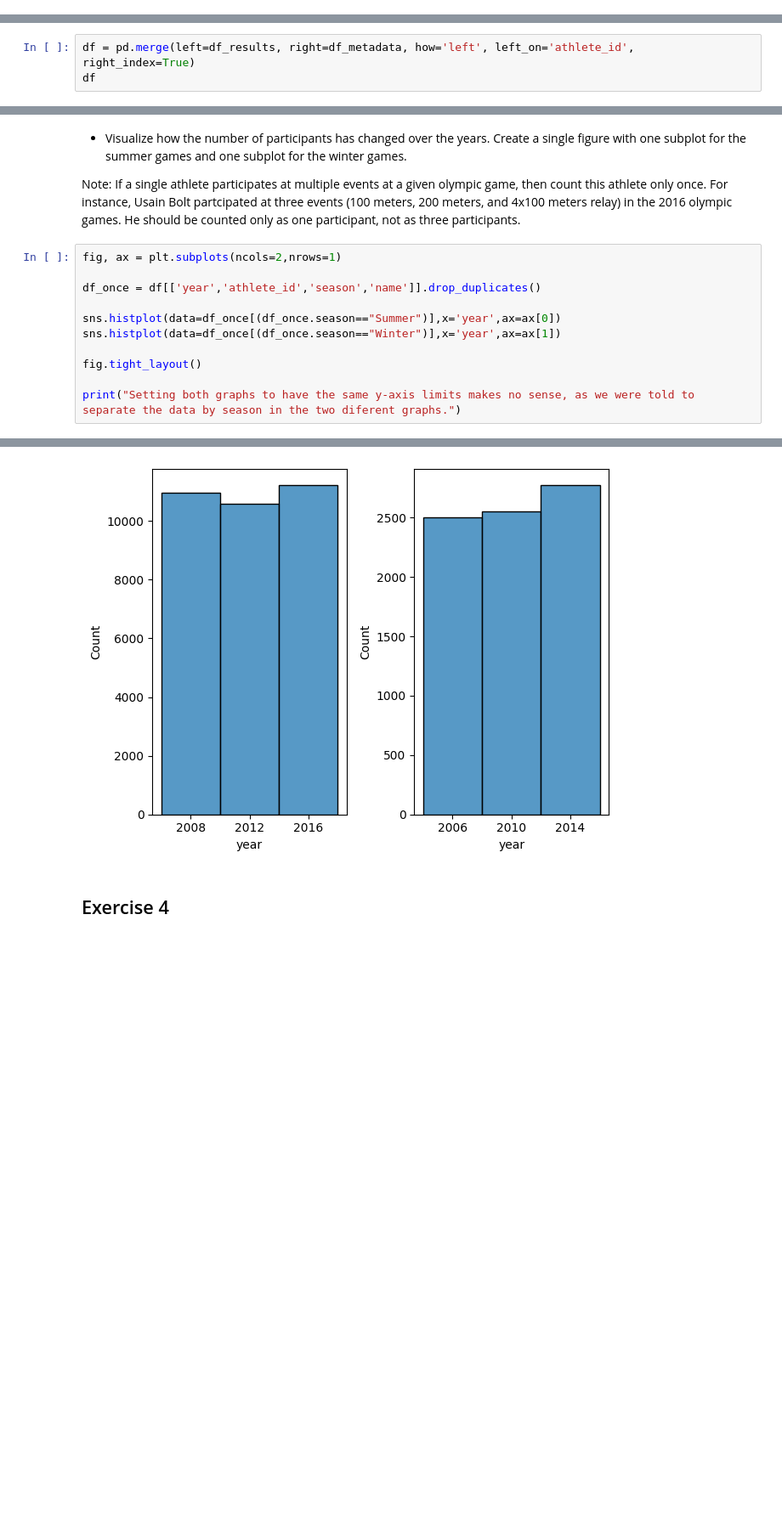
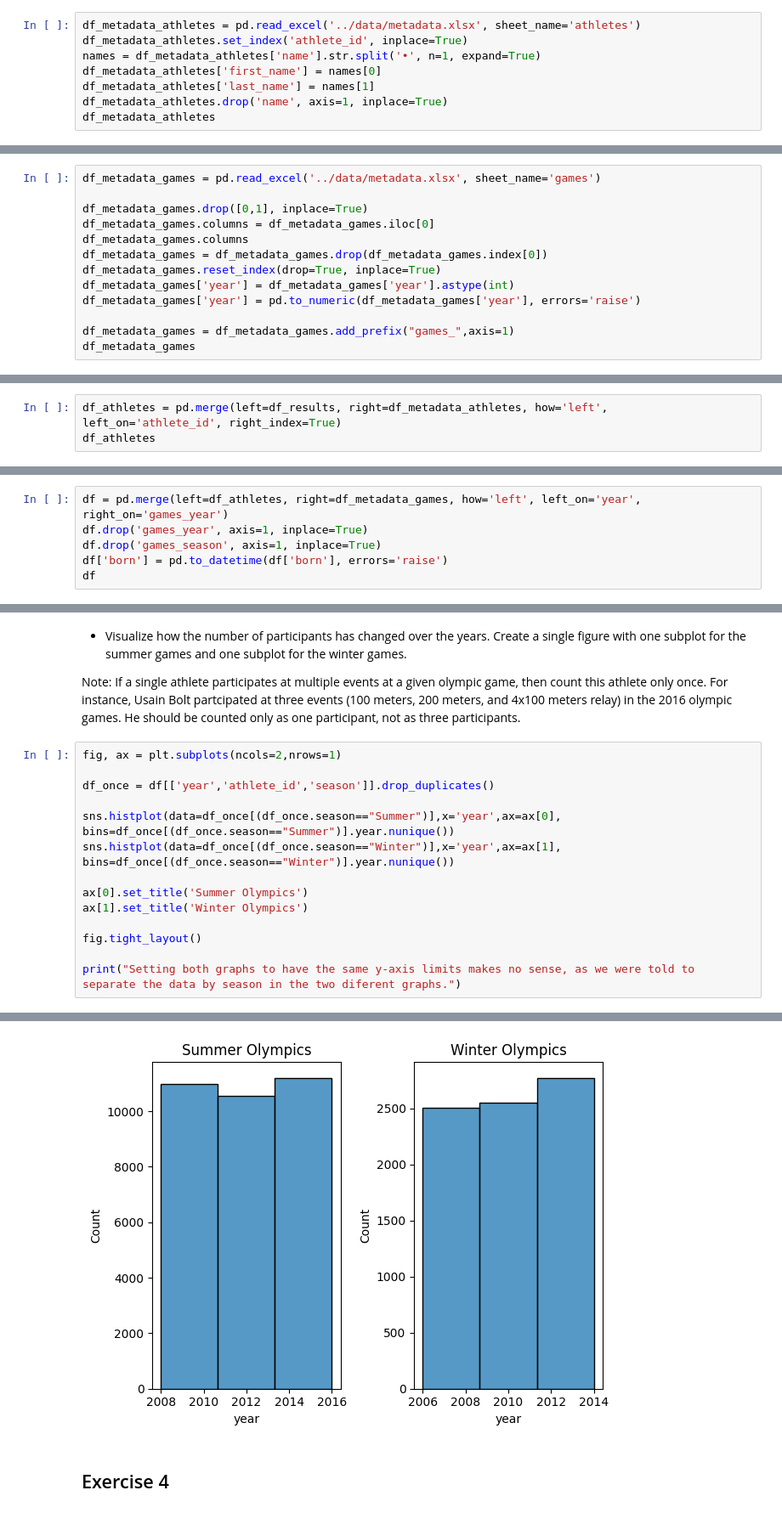
Before and after one commit to 841723/informatica-s7, a Jupyter notebook: mads-tpds/project/project1/src/project1.ipynb, the cells around one changed output, grey strips where cells are left out. Shown at 85% size. Saved outputs shown, nothing was run; the diff lists cells and outputs as text; blank space fills up the shorter version.

```diff
--- a/mads-tpds/project/project1/src/project1.ipynb
+++ b/mads-tpds/project/project1/src/project1.ipynb
@@ -71,0 +45,8 @@ df_metadata
+# %%
+df_metadata_athletes = pd.read_excel('../data/metadata.xlsx', sheet_name='athletes')
+df_metadata_athletes.set_index('athlete_id', inplace=True)
+names = df_metadata_athletes['name'].str.split('•', n=1, expand=True)
+df_metadata_athletes['first_name'] = names[0]
+df_metadata_athletes['last_name'] = names[1]
+df_metadata_athletes.drop('name', axis=1, inplace=True)
+df_metadata_athletes
@@ -71,0 +68,13 @@ df_metadata
+# %%
+df_metadata_games = pd.read_excel('../data/metadata.xlsx', sheet_name='games')
+
+df_metadata_games.drop([0,1], inplace=True)
+df_metadata_games.columns = df_metadata_games.iloc[0]
+df_metadata_games.columns
+df_metadata_games = df_metadata_games.drop(df_metadata_games.index[0])
+df_metadata_games.reset_index(drop=True, inplace=True)
+df_metadata_games['year'] = df_metadata_games['year'].astype(int)
+df_metadata_games['year'] = pd.to_numeric(df_metadata_games['year'], errors='raise')
+
+df_metadata_games = df_metadata_games.add_prefix("games_",axis=1)
+df_metadata_games
@@ -72,4 +95,4 @@ df_metadata
 # %%
-df = pd.merge(left=df_results, right=df_metadata, how='left', left_on='athlete_id', right_index=True)
-df
+df_athletes = pd.merge(left=df_results, right=df_metadata_athletes, how='left', left_on='athlete_id', right_index=True)
+df_athletes
 # %% [output]
@@ -88,0 +112,6 @@ df
+# %%
+df = pd.merge(left=df_athletes, right=df_metadata_games, how='left', left_on='year', right_on='games_year')
+df.drop('games_year', axis=1, inplace=True)
+df.drop('games_season', axis=1, inplace=True)
+df['born'] = pd.to_datetime(df['born'], errors='raise')
+df
@@ -170,16 +222,19 @@ participants.
 # %%
 fig, ax = plt.subplots(ncols=2,nrows=1)
 
-df_once = df[['year','athlete_id','season','name']].drop_duplicates()
+df_once = df[['year','athlete_id','season']].drop_duplicates()
 
-sns.histplot(data=df_once[(df_once.season=="Summer")],x='year',ax=ax[0])
-sns.histplot(data=df_once[(df_once.season=="Winter")],x='year',ax=ax[1])
+sns.histplot(data=df_once[(df_once.season=="Summer")],x='year',ax=ax[0], bins=df_once[(df_once.season=="Summer")].year.nunique())
+sns.histplot(data=df_once[(df_once.season=="Winter")],x='year',ax=ax[1], bins=df_once[(df_once.season=="Winter")].year.nunique())
+
+ax[0].set_title('Summer Olympics')
+ax[1].set_title('Winter Olympics')
 
 fig.tight_layout()
 
 print("Setting both graphs to have the same y-axis limits makes no sense, as we were told to separate the data by season in the two diferent graphs.")
 # %% [output]
 Setting both graphs to have the same y-axis limits makes no sense, as we were told to separate the data by season in the two diferent graphs.
-[figure, old version]
+[figure, new version]
 # %% [markdown]
 ## Exercise 4
```
Also changed, not shown: parts of 15 cells of this notebook.
